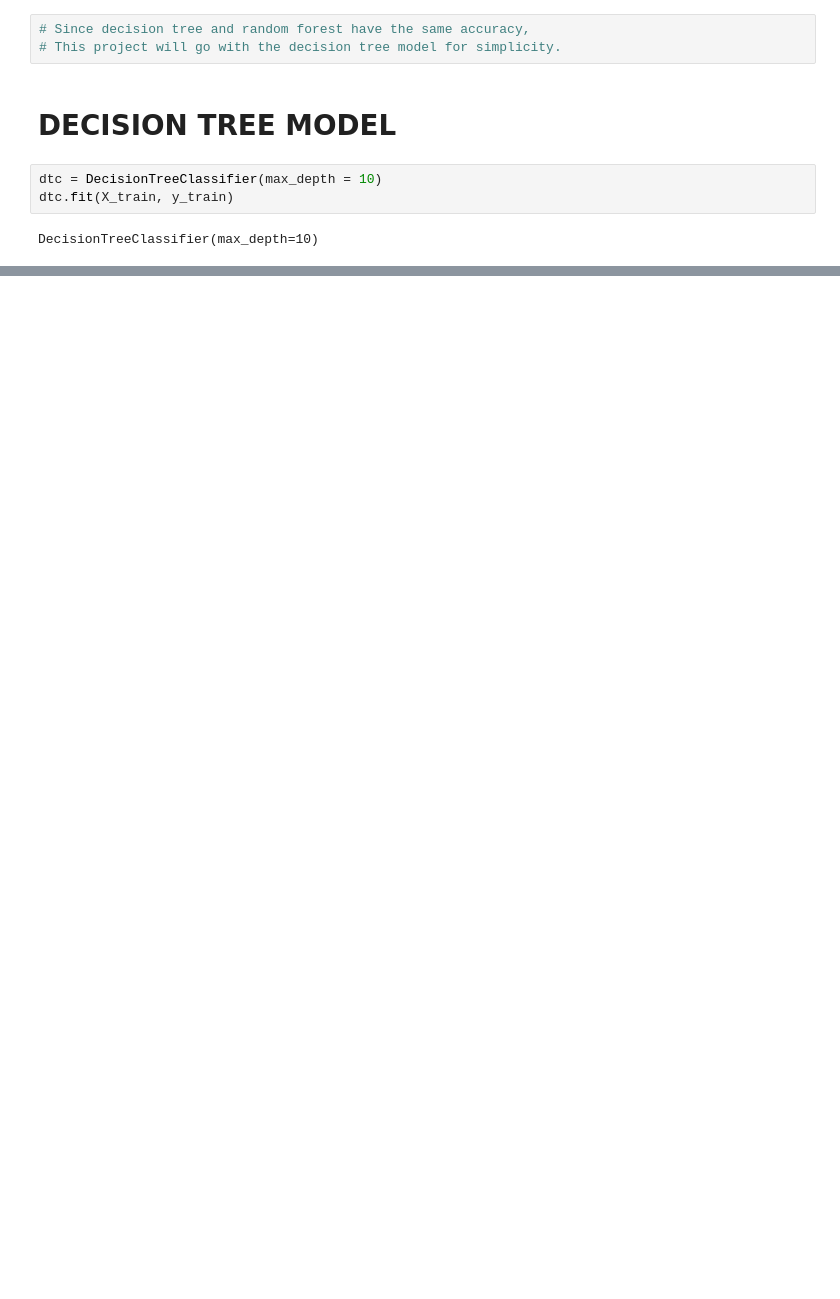
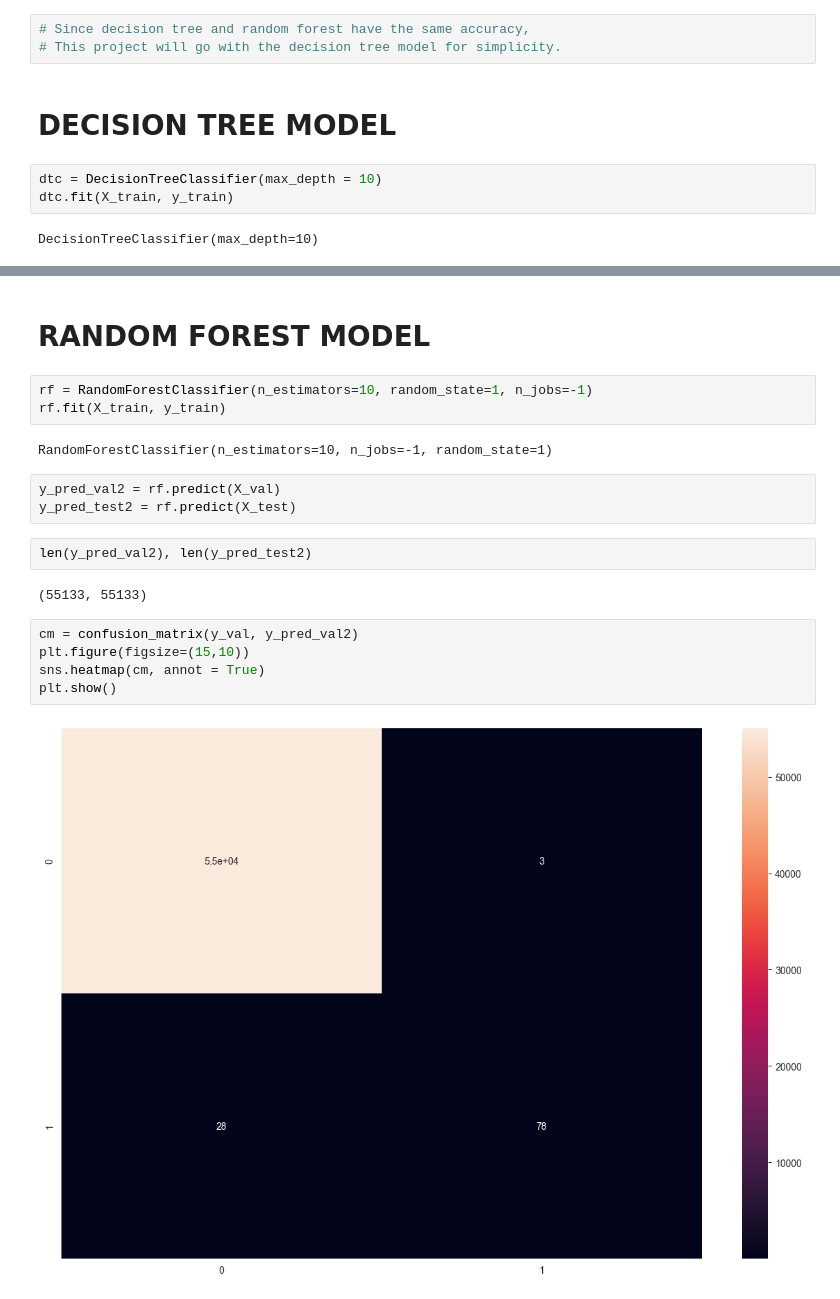
Before and after one commit to Geodykexp/Credit_card_fraud_detection, a Jupyter notebook: credit_card_fraud_detection.ipynb, the cells around one changed output, grey strips where cells are left out. Drawn from its saved outputs; the diff is of its cells as text; blank space fills up the shorter version.

```diff
--- a/credit_card_fraud_detection.ipynb
+++ b/credit_card_fraud_detection.ipynb
@@ -354,0 +378,21 @@ Type of loaded object: <class 'sklearn.feature_extraction._dict_vectorizer.DictV
+# %% [markdown]
+# RANDOM FOREST MODEL
+# %%
+rf = RandomForestClassifier(n_estimators=10, random_state=1, n_jobs=-1)
+rf.fit(X_train, y_train)
+# %% [output]
+RandomForestClassifier(n_estimators=10, n_jobs=-1, random_state=1)
+# %%
+y_pred_val2 = rf.predict(X_val)
+y_pred_test2 = rf.predict(X_test)
+# %%
+len(y_pred_val2), len(y_pred_test2)
+# %% [output]
+(55133, 55133)
+# %%
+cm = confusion_matrix(y_val, y_pred_val2)
+plt.figure(figsize=(15,10))
+sns.heatmap(cm, annot = True)
+plt.show()
+# %% [output]
+[figure, added]
```
Also changed, not shown: parts of 26 cells of this notebook, 7 other files.
